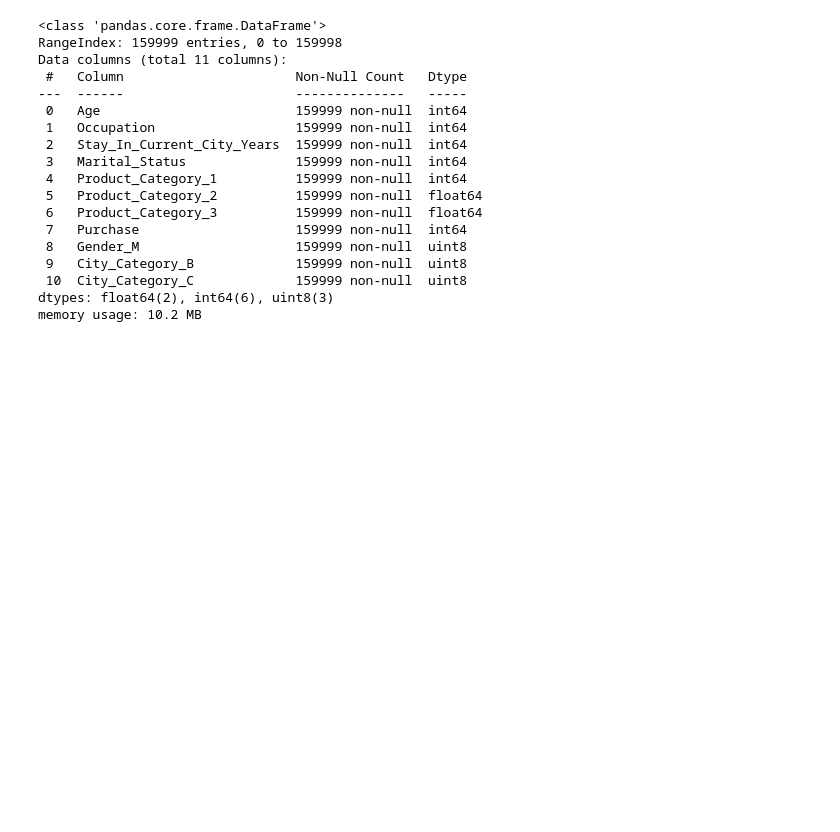
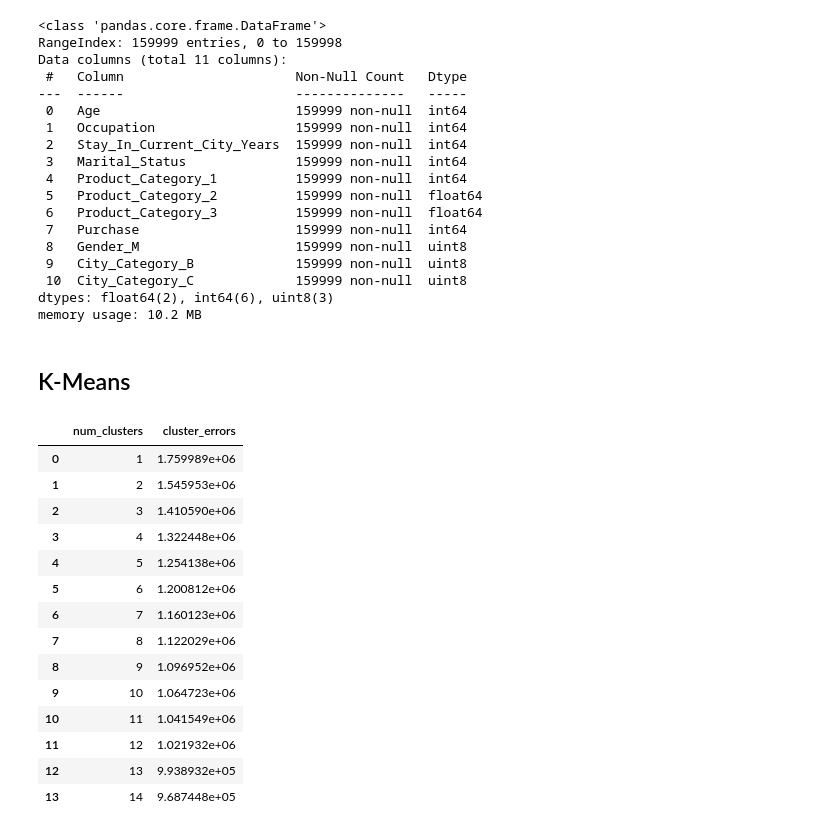
Before and after one commit to SaiKundanaSakhamuri/BlackFridaySalesAnalysis, a Jupyter notebook: clustering.ipynb, the cells around one changed output. Drawn from its saved outputs; the diff is of its cells as text; code cells hidden in the pictures; blank space fills up the shorter version.

```diff
--- a/clustering.ipynb
+++ b/clustering.ipynb
@@ -107,3 +107,5 @@ Data columns (total 11 columns):
  10  City_Category_C             159999 non-null  uint8
 dtypes: float64(2), int64(6), uint8(3)
 memory usage: 10.2 MB
+# %% [markdown]
+## K-Means
@@ -109,0 +115,28 @@ memory usage: 10.2 MB
+# %%
+from sklearn.cluster import KMeans
+cluster_range = range( 1, 15 )
+cluster_errors = []
+for num_clusters in cluster_range:
+  clusters = KMeans( num_clusters,n_init = 15, random_state=2)
+  clusters.fit(X_scaled)
+  labels = clusters.labels_
+  centroids = clusters.cluster_centers_
+  cluster_errors.append( clusters.inertia_ )
+clusters_df = pd.DataFrame( { "num_clusters":cluster_range, "cluster_errors": cluster_errors } )
+clusters_df[0:15]
+# %% [output]
+|  | num_clusters | cluster_errors |
+| 0 | 1 | 1.759989e+06 |
+| 1 | 2 | 1.545953e+06 |
+| 2 | 3 | 1.410590e+06 |
+| 3 | 4 | 1.322448e+06 |
+| 4 | 5 | 1.254138e+06 |
+| 5 | 6 | 1.200812e+06 |
+| 6 | 7 | 1.160123e+06 |
+| 7 | 8 | 1.122029e+06 |
+| 8 | 9 | 1.096952e+06 |
+| 9 | 10 | 1.064723e+06 |
+| 10 | 11 | 1.041549e+06 |
+| 11 | 12 | 1.021932e+06 |
+| 12 | 13 | 9.938932e+05 |
+| 13 | 14 | 9.687448e+05 |
```
Also changed, not shown: parts of 6 cells of this notebook.
